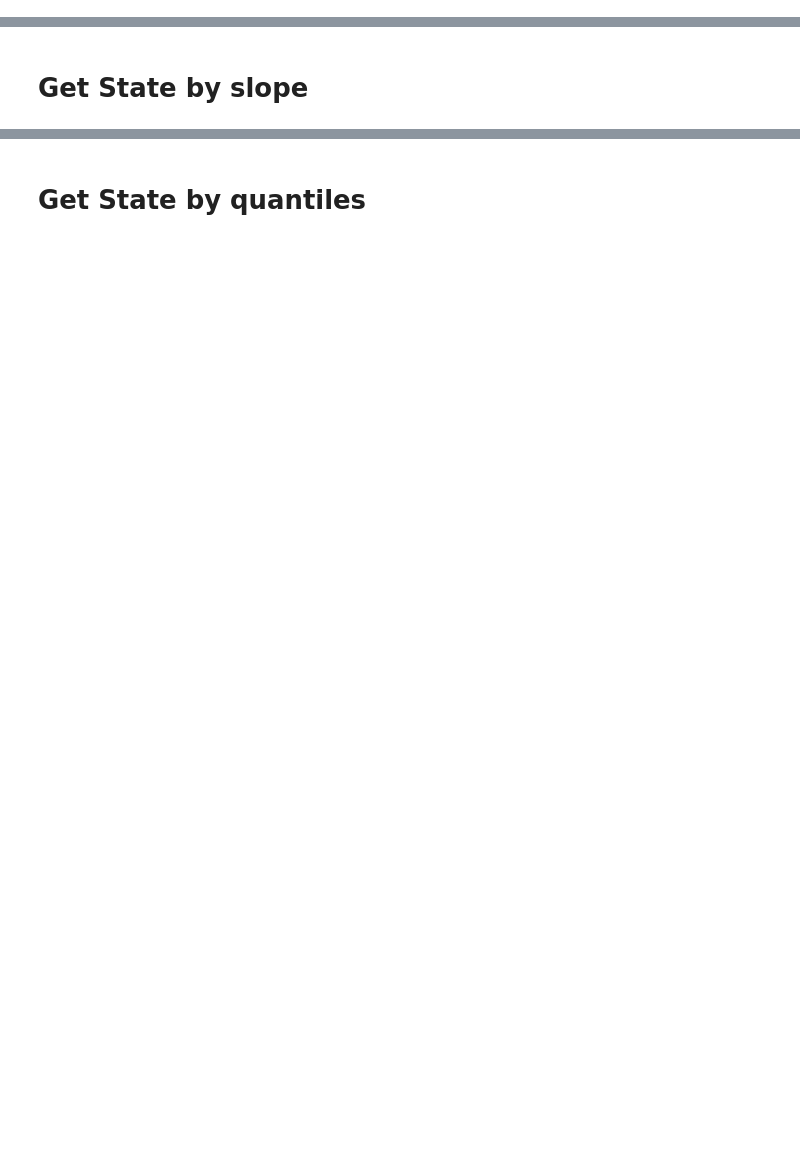
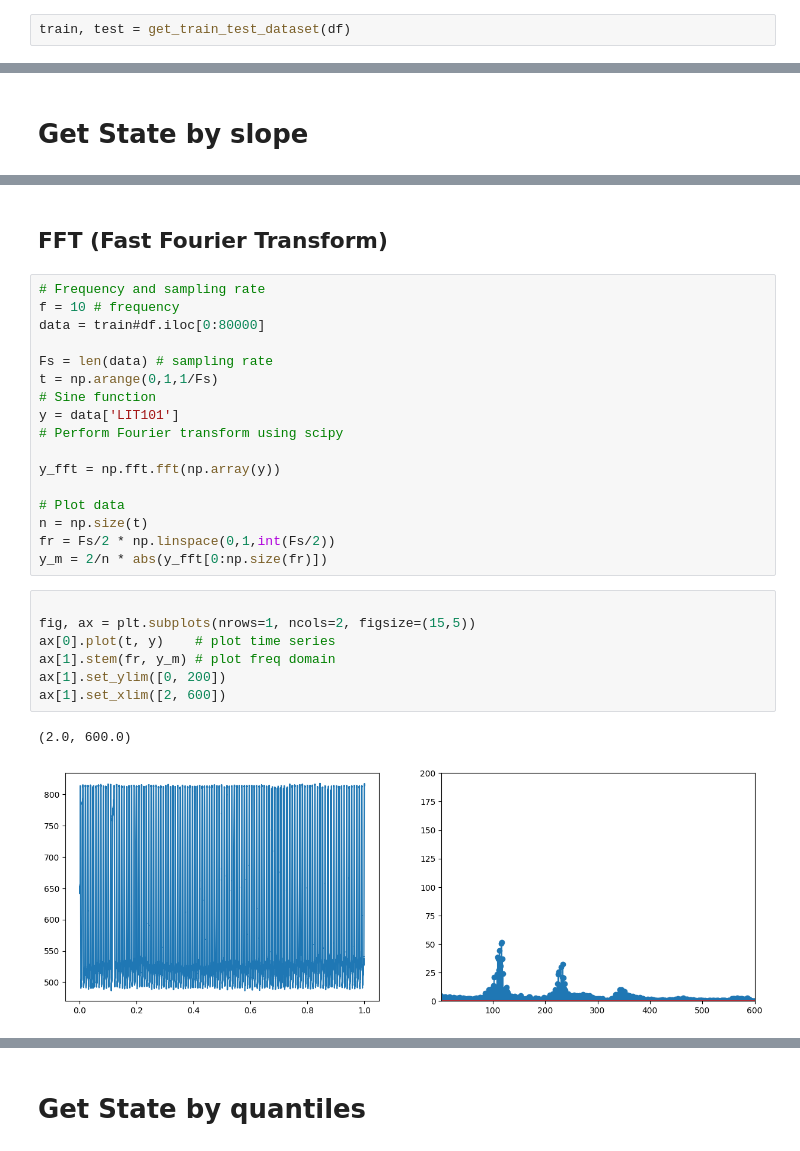
Before and after one commit to dbodenghien/SWaT_Analysis_TFE, a Jupyter notebook: markov_chain_model.ipynb, the cells around one changed output, grey strips where cells are left out. Cells and saved outputs as stored; diff of their text form; blank space fills up the shorter version.

```diff
--- a/markov_chain_model.ipynb
+++ b/markov_chain_model.ipynb
@@ -34,0 +501,2 @@ test['Normal/Attack'].replace(['Normal', 'Attack'], [0, 1], inplace=True)
+# %%
+train, test = get_train_test_dataset(df)
@@ -156,0 +722,29 @@ KeyboardInterrupt:
+# %% [markdown]
+## FFT (Fast Fourier Transform)
+# %%
+# Frequency and sampling rate
+f = 10 # frequency
+data = train#df.iloc[0:80000]
+
+Fs = len(data) # sampling rate
+t = np.arange(0,1,1/Fs)
+# Sine function
+y = data['LIT101']
+# Perform Fourier transform using scipy
+
+y_fft = np.fft.fft(np.array(y))
+
+# Plot data
+n = np.size(t)
+fr = Fs/2 * np.linspace(0,1,int(Fs/2))
+y_m = 2/n * abs(y_fft[0:np.size(fr)])
+# %%
+
+fig, ax = plt.subplots(nrows=1, ncols=2, figsize=(15,5))
+ax[0].plot(t, y)    # plot time series
+ax[1].stem(fr, y_m) # plot freq domain
+ax[1].set_ylim([0, 200])
+ax[1].set_xlim([2, 600])
+# %% [output]
+(2.0, 600.0)
+[figure, added]
```
Also changed, not shown: parts of 334 cells of this notebook.
